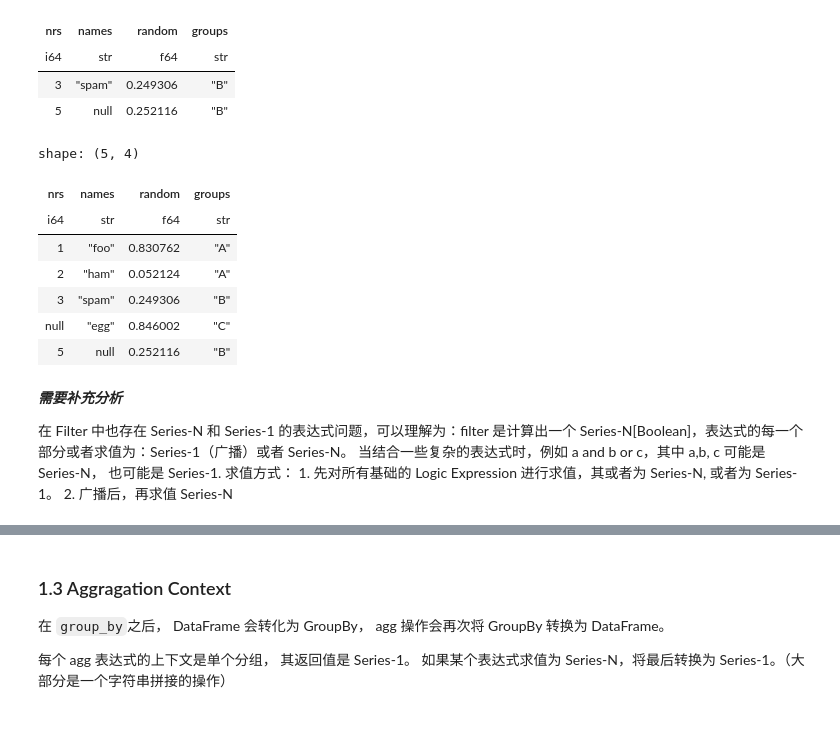
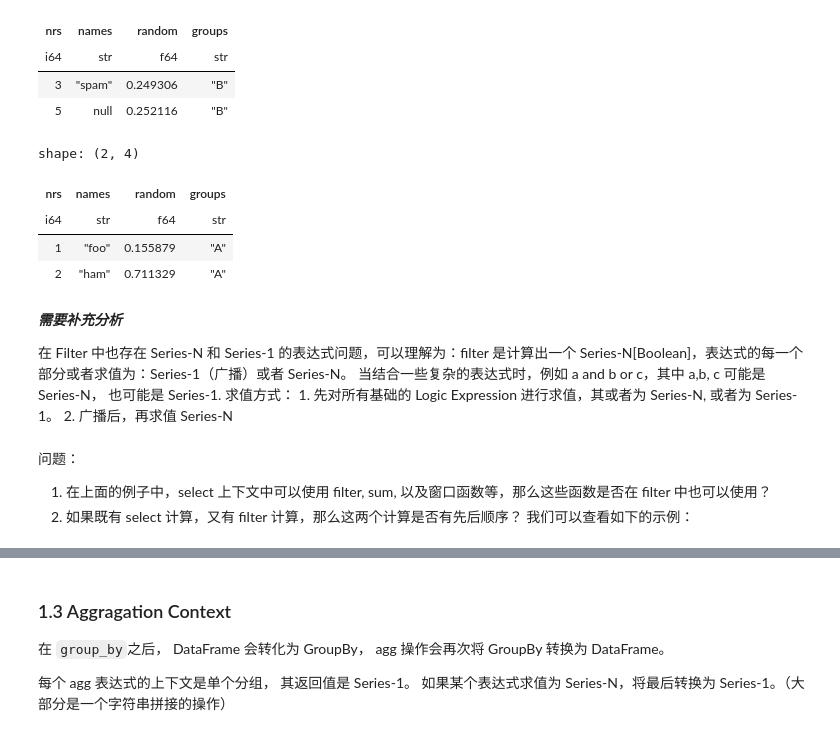
Before and after one commit to wangzaixiang/notebooks, a Jupyter notebook: polars/polars-1.ipynb, the cells around one changed output, grey strips where cells are left out. Drawn from its saved outputs; the diff is of its cells as text; code cells hidden in the pictures.

```diff
--- a/polars/polars-1.ipynb
+++ b/polars/polars-1.ipynb
@@ -155,16 +169,14 @@ shape: (2, 4)
 | 3 | "spam" | 0.249306 | "B" |
 | 5 | null | 0.252116 | "B" |
 # %%
-df.filter(pl.col("random").sum() > 1)
+# 可以在 filter 中使用聚合函数，窗口函数，其用法与 select 中一致。
+df.filter(pl.col("random").sum().over("groups") > 0.8)
 # %% [output]
-shape: (5, 4)
+shape: (2, 4)
 | nrs | names | random | groups |
 | i64 | str | f64 | str |
-| 1 | "foo" | 0.830762 | "A" |
-| 2 | "ham" | 0.052124 | "A" |
-| 3 | "spam" | 0.249306 | "B" |
-| null | "egg" | 0.846002 | "C" |
-| 5 | null | 0.252116 | "B" |
+| 1 | "foo" | 0.155879 | "A" |
+| 2 | "ham" | 0.711329 | "A" |
 # %% [markdown]
 ***需要补充分析***
 
@@ -172,3 +184,8 @@ shape: (5, 4)
 当结合一些复杂的表达式时，例如 a and b or c，其中 a,b, c 可能是 Series-N， 也可能是 Series-1.
 求值方式： 1. 先对所有基础的 Logic Expression 进行求值，其或者为 Series-N, 或者为 Series-1。
 2. 广播后，再求值 Series-N
+# %% [markdown]
+问题：
+1. 在上面的例子中，select 上下文中可以使用 filter, sum, 以及窗口函数等，那么这些函数是否在 filter 中也可以使用？
+2. 如果既有 select 计算，又有 filter 计算，那么这两个计算是否有先后顺序？
+我们可以查看如下的示例：
```
Also changed, not shown: parts of 15 cells of this notebook, 5 other files.
